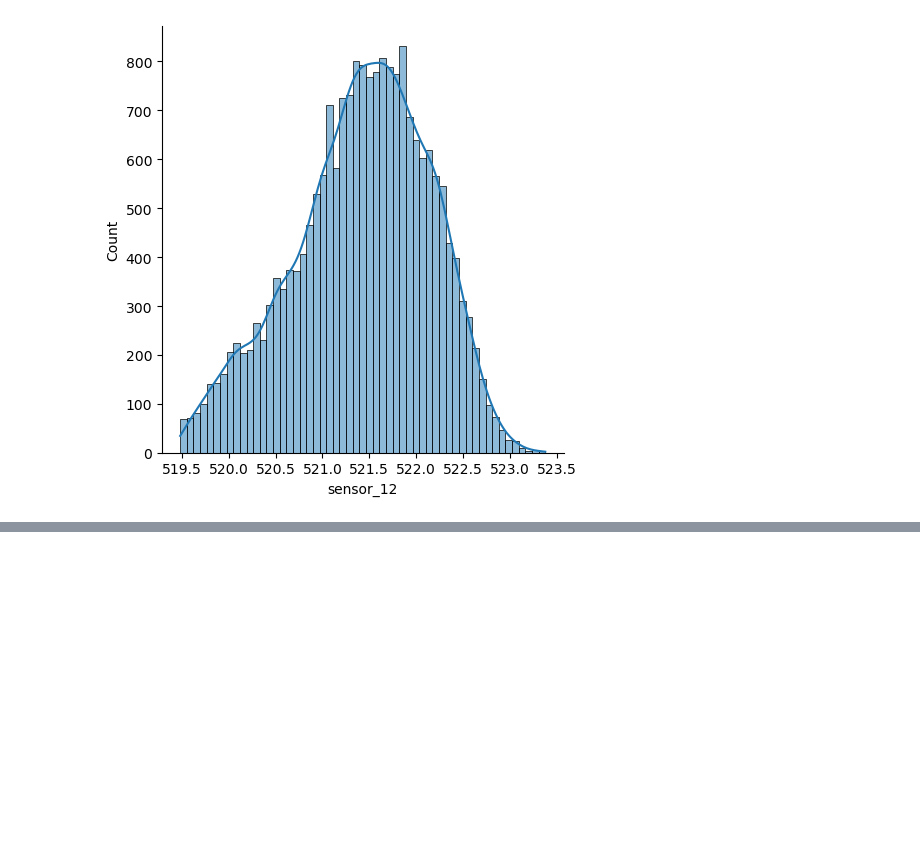
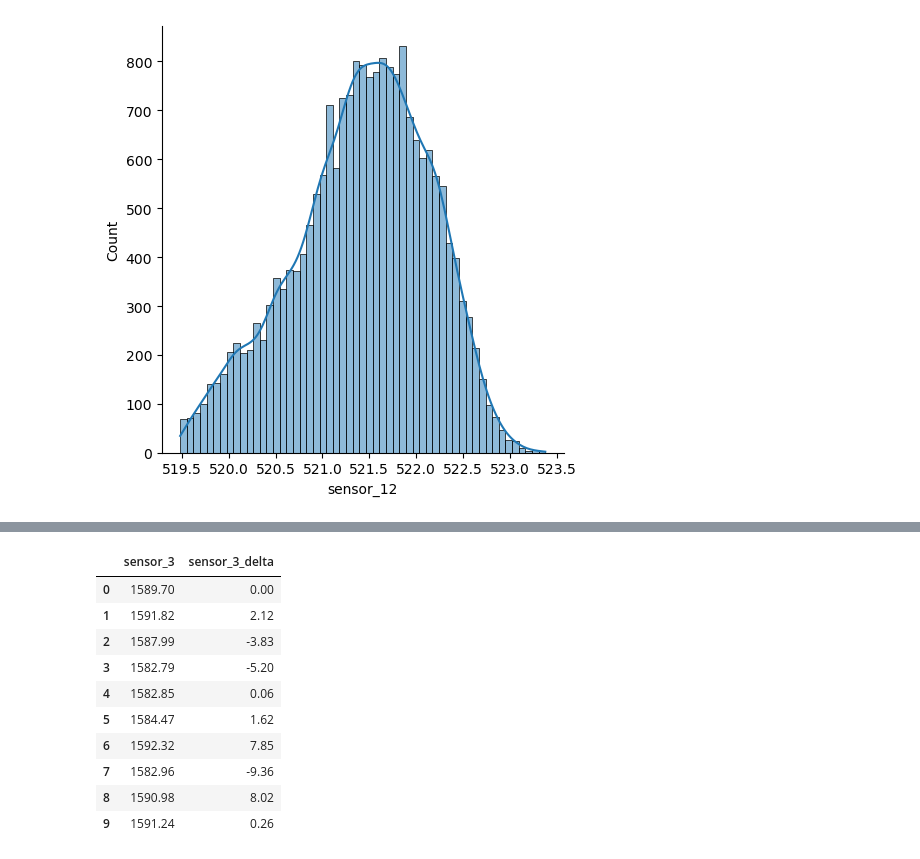
Before and after one commit to Mamoon018/TimeseriesProject, a Jupyter notebook: Notebook/EDA.ipynb, the cells around one changed output, grey strips where cells are left out. Saved outputs shown, nothing was run; the diff lists cells and outputs as text; code cells hidden in the pictures; blank space fills up the shorter version.

```diff
--- a/Notebook/EDA.ipynb
+++ b/Notebook/EDA.ipynb
@@ -642,0 +752,15 @@ sns.displot(train_df_clean3['sensor_12'], kde = True)
+# %%
+Columns_for_delta = variance_tb[variance_tb['values'] < 0.01]['Columns']
+clmns_for_delta = Columns_for_delta.tolist()
+columns_delta = ['sensor_2', 'sensor_3', 'sensor_4', 'sensor_7', 'sensor_8', 'sensor_9',
+                 'sensor_11', 'sensor_12', 'sensor_13', 'sensor_14', 'sensor_15', 'sensor_17',
+                 'sensor_20', 'sensor_21']
+# %%
+def delta_function(df,clmns):
+    df_copy5 = df.copy()
+    for col in clmns:
+        df_copy5[f'{col}_delta'] = df_copy5.groupby('unit_number')[col].transform(lambda x: x.diff().fillna(0))
+
+    return df_copy5
+# %%
+train_df_clean5 = delta_function(train_df_clean4,columns_delta)
@@ -642,0 +783,15 @@ sns.displot(train_df_clean3['sensor_12'], kde = True)
+# %%
+# example of trend tracking for sensor_3 to check how delta columns are working
+train_df_clean5[['sensor_3', 'sensor_3_delta']].head(10)
+# %% [output]
+|  | sensor_3 | sensor_3_delta |
+| 0 | 1589.70 | 0.00 |
+| 1 | 1591.82 | 2.12 |
+| 2 | 1587.99 | -3.83 |
+| 3 | 1582.79 | -5.20 |
+| 4 | 1582.85 | 0.06 |
+| 5 | 1584.47 | 1.62 |
+| 6 | 1592.32 | 7.85 |
+| 7 | 1582.96 | -9.36 |
+| 8 | 1590.98 | 8.02 |
+| 9 | 1591.24 | 0.26 |
```
Also changed, not shown: parts of 33 cells of this notebook.
